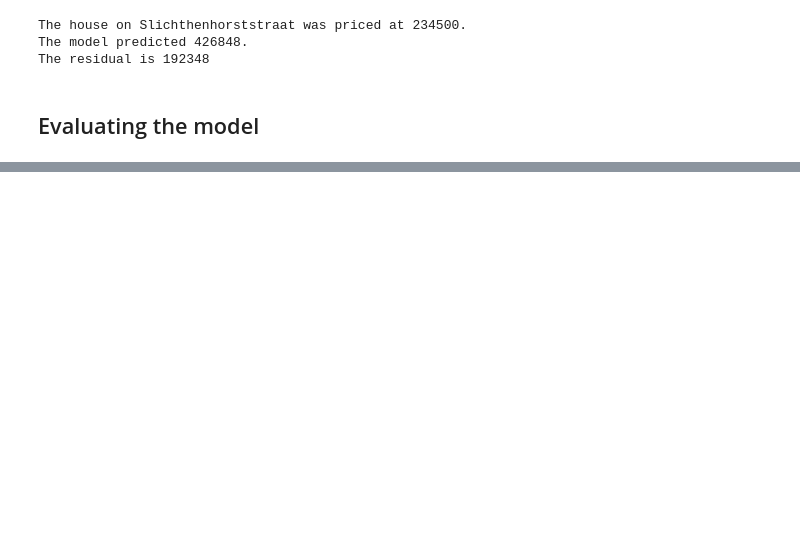
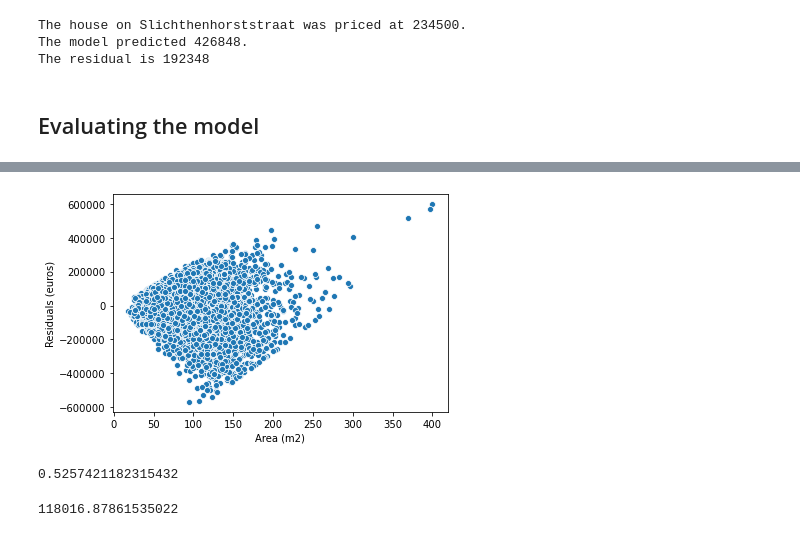
Before and after one commit to jonasmoons/data-driven-learning, a Jupyter notebook: exercises/Week 3/funda_regression.ipynb, the cells around one changed output, grey strips where cells are left out. Cells and saved outputs as stored; diff of their text form; code cells hidden in the pictures; blank space fills up the shorter version.

```diff
--- a/exercises/Week 3/funda_regression.ipynb
+++ b/exercises/Week 3/funda_regression.ipynb
@@ -142,0 +148,16 @@ plt.show()
+# %%
+df['residual'] = df['price_p'] - df['price']
+sns.scatterplot(x='area',y='residual',data=df)
+plt.xlabel('Area (m2)')
+plt.ylabel('Residuals (euros)')
+plt.show()
+# %% [output]
+[figure, added]
+# %%
+r2_score(df['price'], df['price_p'])
+# %% [output]
+0.5257421182315432
+# %%
+math.sqrt(mean_squared_error(df['price'], df['price_p'])) #this gives the model fit (R2) for the Y and predicted Y
+# %% [output]
+118016.87861535022
```
Also changed, not shown: parts of 2 cells of this notebook.
